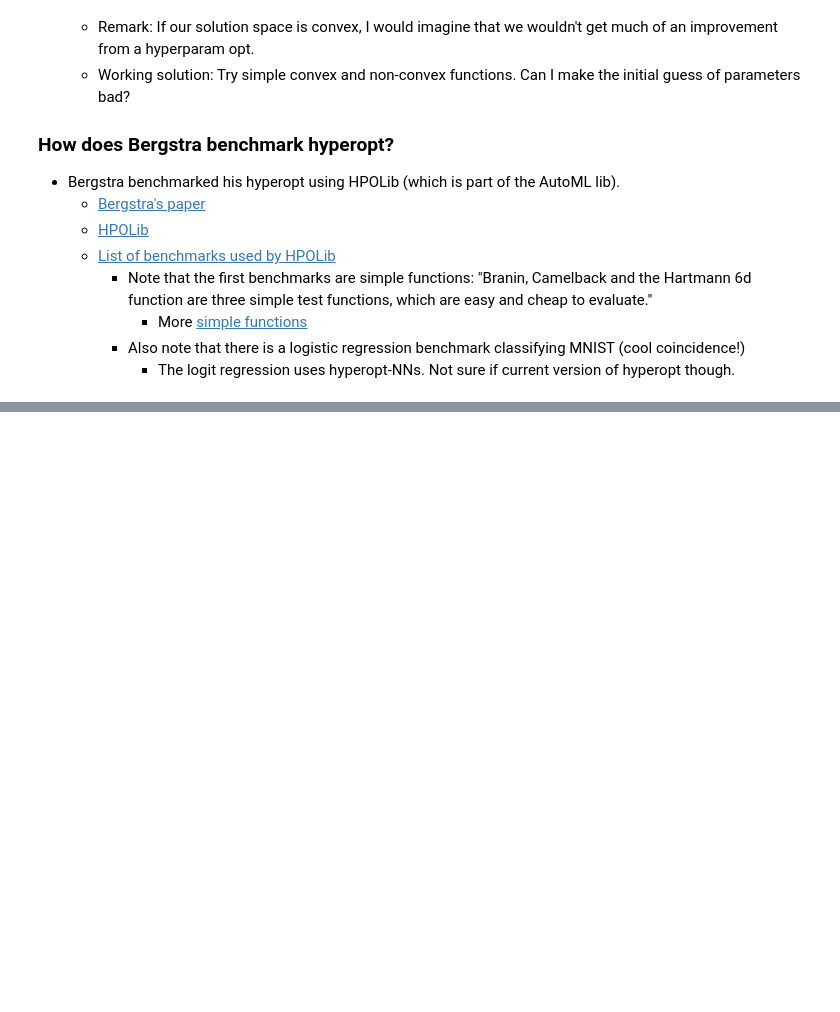
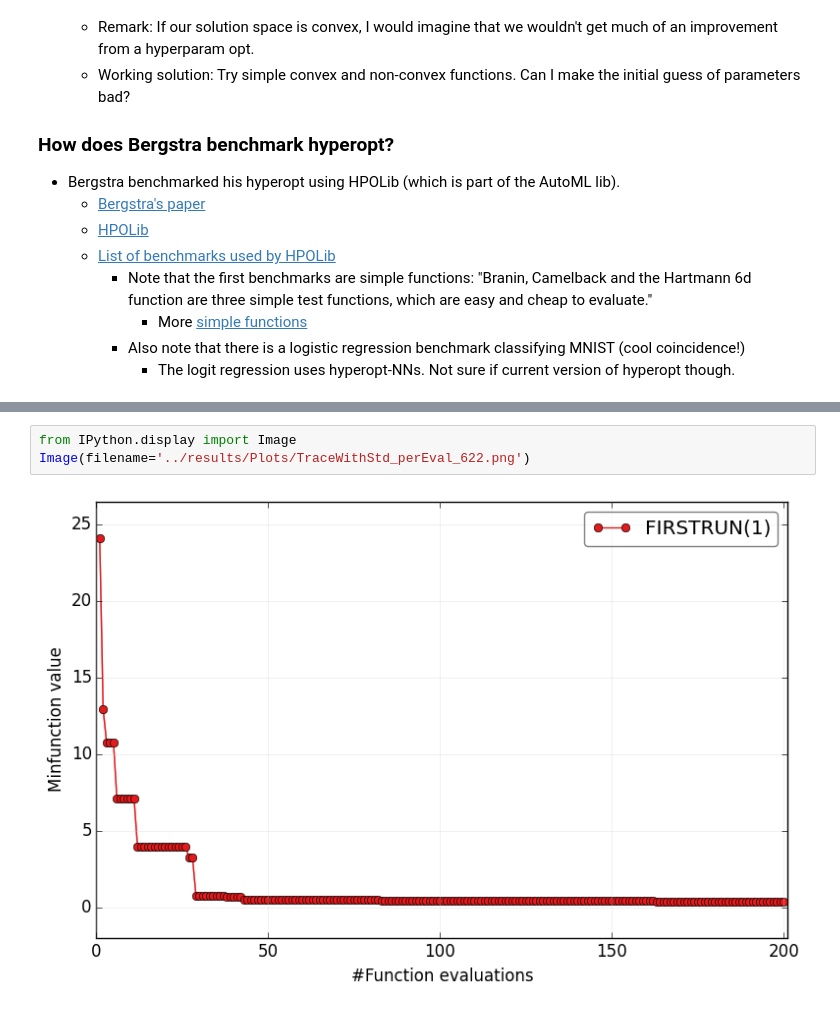
Before and after one commit to HyperParameterOptimization/benchmarks, a Jupyter notebook: notebooks/hyperparam_work_notes.ipynb, the cells around one changed output, grey strips where cells are left out. Drawn from its saved outputs; the diff is of its cells as text; blank space fills up the shorter version.

```diff
--- a/notebooks/hyperparam_work_notes.ipynb
+++ b/notebooks/hyperparam_work_notes.ipynb
@@ -229,0 +258,5 @@ Parameters: {'C': 1, 'intercept_scaling': 0.10000000000000001, 'max_iter': 100,
+# %%
+from IPython.display import Image
+Image(filename='../results/Plots/TraceWithStd_perEval_622.png')
+# %% [output]
+[figure, added]
```
Also changed, not shown: parts of 5 cells of this notebook.
